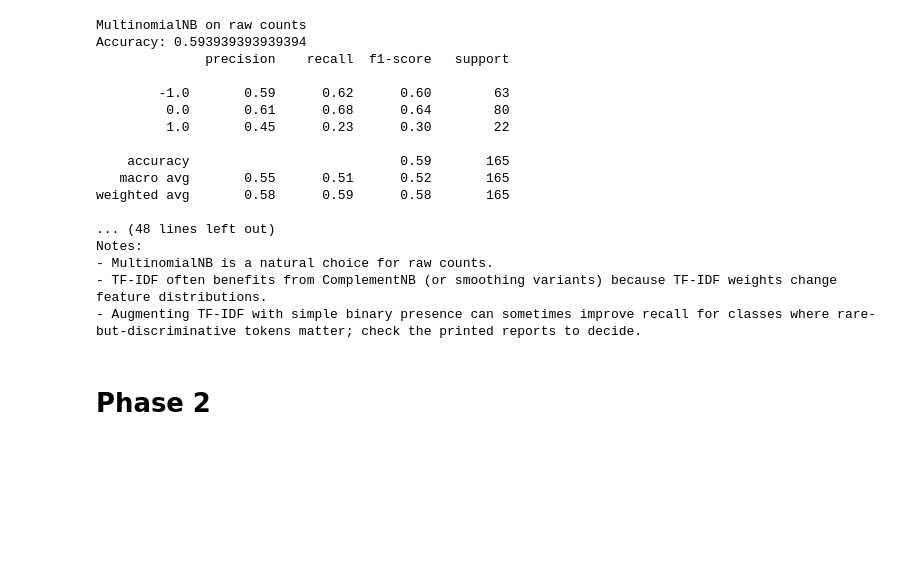
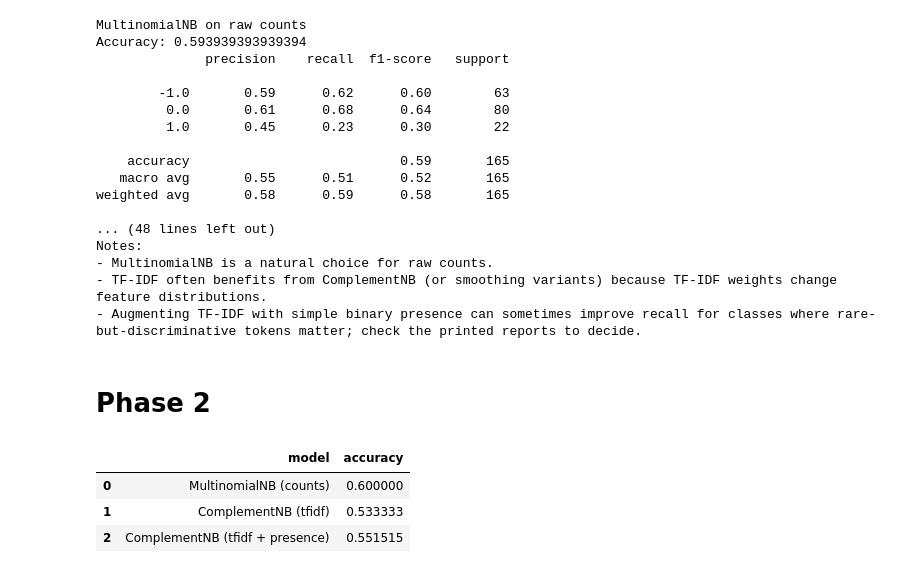
Before and after one commit to David-OliverM/DM2025-Lab1-Exercise, a Jupyter notebook: DM2025-Lab1-Homework.ipynb, the cells around one changed output. Drawn from its saved outputs; the diff is of its cells as text; code cells hidden in the pictures; blank space fills up the shorter version.

```diff
--- a/DM2025-Lab1-Homework.ipynb
+++ b/DM2025-Lab1-Homework.ipynb
@@ -386,0 +385,90 @@ Notes:
+# %%
+import re
+from pathlib import Path
+import numpy as np
+import pandas as pd
+from scipy.sparse import hstack
+from sklearn.model_selection import train_test_split
+from sklearn.feature_extraction.text import CountVectorizer, TfidfVectorizer
+from sklearn.naive_bayes import MultinomialNB, ComplementNB
+from sklearn.metrics import accuracy_score
+
+url_pat = re.compile(r"http\S+|www\.\S+")
+mention_pat = re.compile(r"@[A-Za-z0-9_]+")
+nonword_pat = re.compile(r"[^A-Za-z\s]")
+base_stop = set(ENGLISH_STOP_WORDS)
+extra_stop = {"rt", "u", "im", "ur", "amp", "ok", "okay"}
+stops = base_stop | extra_stop
+
+def clean_text(s: str) -> str:
+    s = url_pat.sub(" ", str(s))
+    s = mention_pat.sub(" ", s)
+    s = s.replace("#", " ")
+    s = nonword_pat.sub(" ", s.lower())
+    s = re.sub(r"\s+", " ", s).strip()
+    return s
+
+def simple_tokenize(s: str):
+    s = clean_text(s)
+    return [w for w in s.split() if len(w) > 1 and w not in stops]
+
+DATA_PATH = Path("newdataset/Reddit-stock-sentiment.csv")
+df_phase2 = pd.read_csv(DATA_PATH, usecols=["text", "label"])
+df_phase2 = df_phase2.dropna(subset=["text"]).drop_duplicates("text").reset_index(drop=True)
+df_phase2["label"] = df_phase2["label"].astype(float)
+
+X_train, X_test, y_train, y_test = train_test_split(
+    df_phase2["text"].astype(str),
+    df_phase2["label"],
+    test_size=0.2,
+    stratify=df_phase2["label"],
+    random_state=42,
+ )
+
+# Vectorizers reuse the simple_tokenize helper defined earlier in the notebook
+count_vec = CountVectorizer(analyzer=simple_tokenize, min_df=3)
+tfidf_vec = TfidfVectorizer(analyzer=simple_tokenize, min_df=3, max_df=0.9)
+
+# 1) Bag-of-words counts + MultinomialNB (same combo as phase 1)
+X_train_count = count_vec.fit_transform(X_train)
+X_test_count = count_vec.transform(X_test)
+nb_counts = MultinomialNB()
+nb_counts.fit(X_train_count, y_train)
+pred_counts = nb_counts.predict(X_test_count)
+acc_counts = accuracy_score(y_test, pred_counts)
+
+# 2) TF-IDF + ComplementNB (simple alternative NB suited for TF-IDF)
+X_train_tfidf = tfidf_vec.fit_transform(X_train)
+X_test_tfidf = tfidf_vec.transform(X_test)
+nb_tfidf = ComplementNB()
+nb_tfidf.fit(X_train_tfidf, y_train)
+pred_tfidf = nb_tfidf.predict(X_test_tfidf)
+acc_tfidf = accuracy_score(y_test, pred_tfidf)
+
+# 3) Optional augmentation: append binary presence flags to TF-IDF
+X_train_presence = (X_train_count > 0).astype(int)
+X_test_presence = (X_test_count > 0).astype(int)
+X_train_aug = hstack([X_train_tfidf, X_train_presence])
+X_test_aug = hstack([X_test_tfidf, X_test_presence])
+nb_tfidf_aug = ComplementNB()
+nb_tfidf_aug.fit(X_train_aug, y_train)
+pred_tfidf_aug = nb_tfidf_aug.predict(X_test_aug)
+acc_tfidf_aug = accuracy_score(y_test, pred_tfidf_aug)
+
+results = pd.DataFrame(
+    {
+        "model": [
+            "MultinomialNB (counts)",
+            "ComplementNB (tfidf)",
+            "ComplementNB (tfidf + presence)"
+        ],
+        "accuracy": [acc_counts, acc_tfidf, acc_tfidf_aug],
+    }
+)
+
+results
+# %% [output]
+|  | model | accuracy |
+| 0 | MultinomialNB (counts) | 0.600000 |
+| 1 | ComplementNB (tfidf) | 0.533333 |
+| 2 | ComplementNB (tfidf + presence) | 0.551515 |
```
Also changed, not shown: parts of 2 cells of this notebook.
